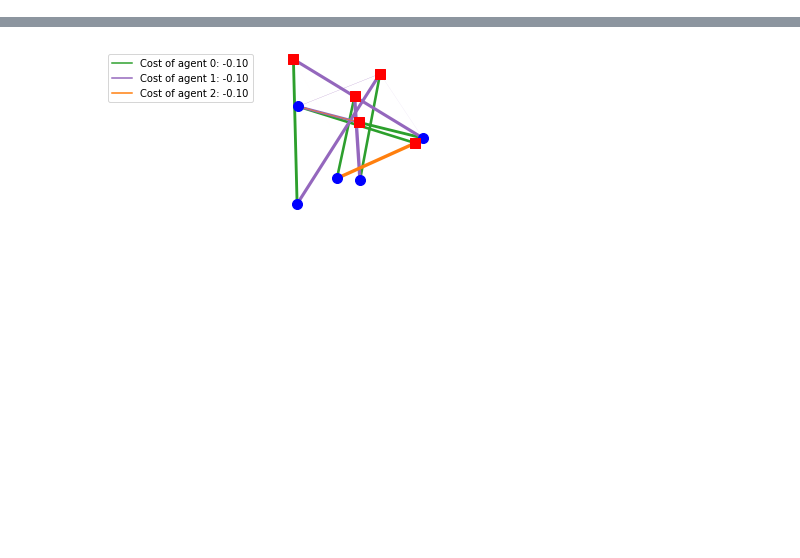
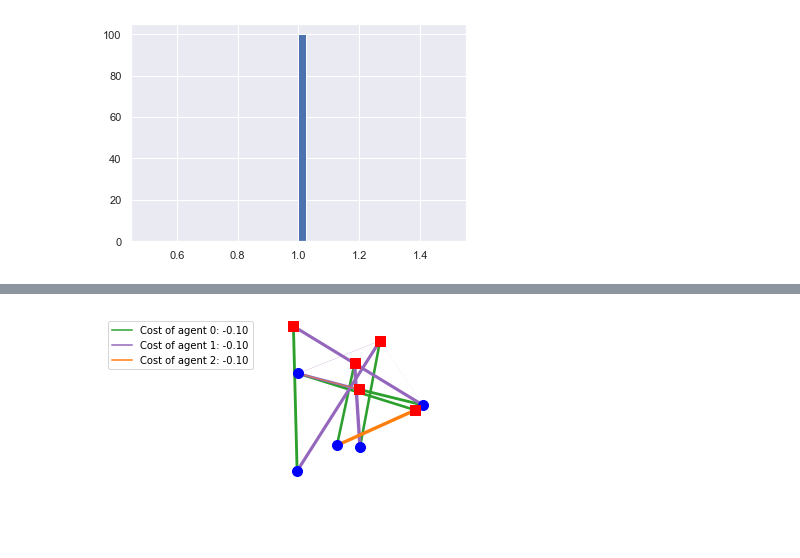
Before and after one commit to g-peltier/OT_DM, a Jupyter notebook: scripts/OT_nina_guillaume.ipynb, the cells around one changed output, grey strips where cells are left out. Saved outputs shown, nothing was run; the diff lists cells and outputs as text; code cells hidden in the pictures; blank space fills up the shorter version.

```diff
--- a/scripts/OT_nina_guillaume.ipynb
+++ b/scripts/OT_nina_guillaume.ipynb
@@ -115,0 +121,12 @@ plt.show()
+# %%
+num_samples = 50
+num_agents = 3
+num_simu = 100
+
+simulations_samples = [run_simu_2(num_samples, num_agents) for _ in tqdm(range(num_simu))]
+res_samples = np.array([res_cost(res) for res in simulations_samples])
+# %%
+plt.hist(res_samples[:,0]/num_agents, 40)
+plt.show()
+# %% [output]
+[figure, added]
```
Also changed, not shown: parts of 21 cells of this notebook, 7 other files.
